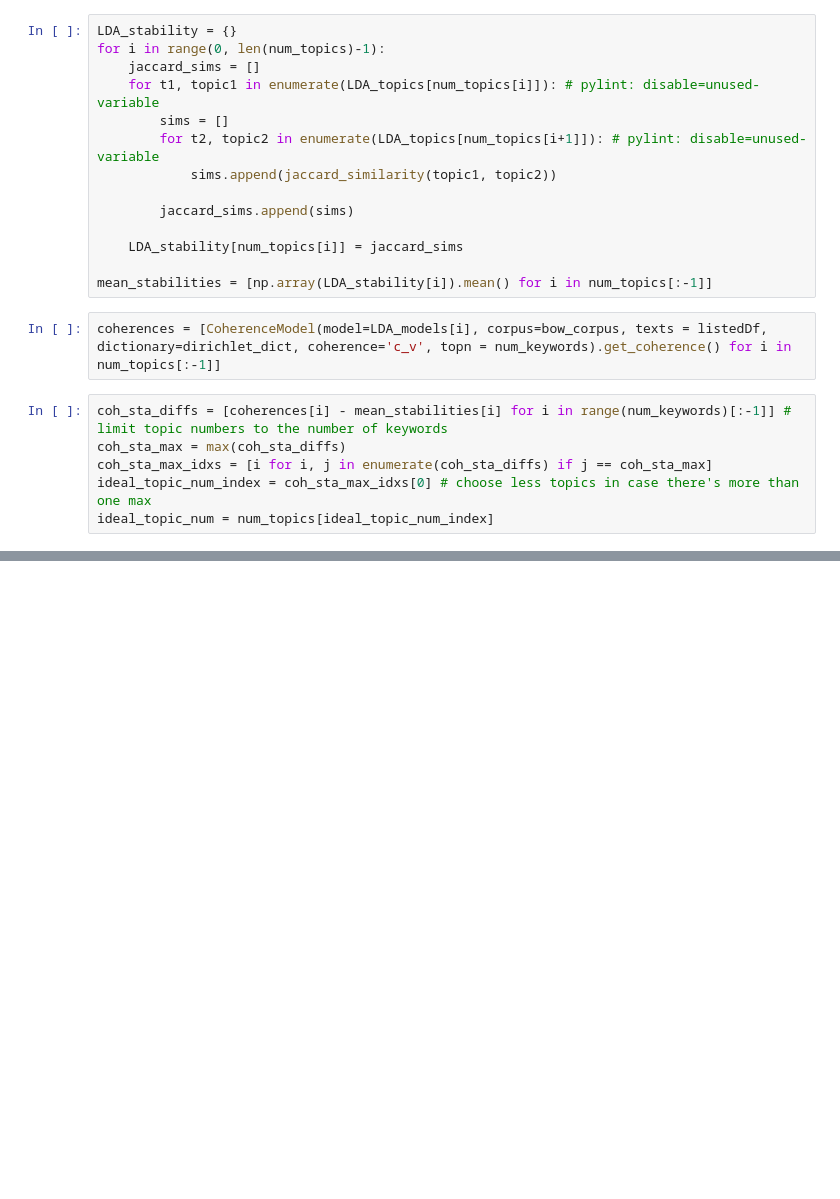
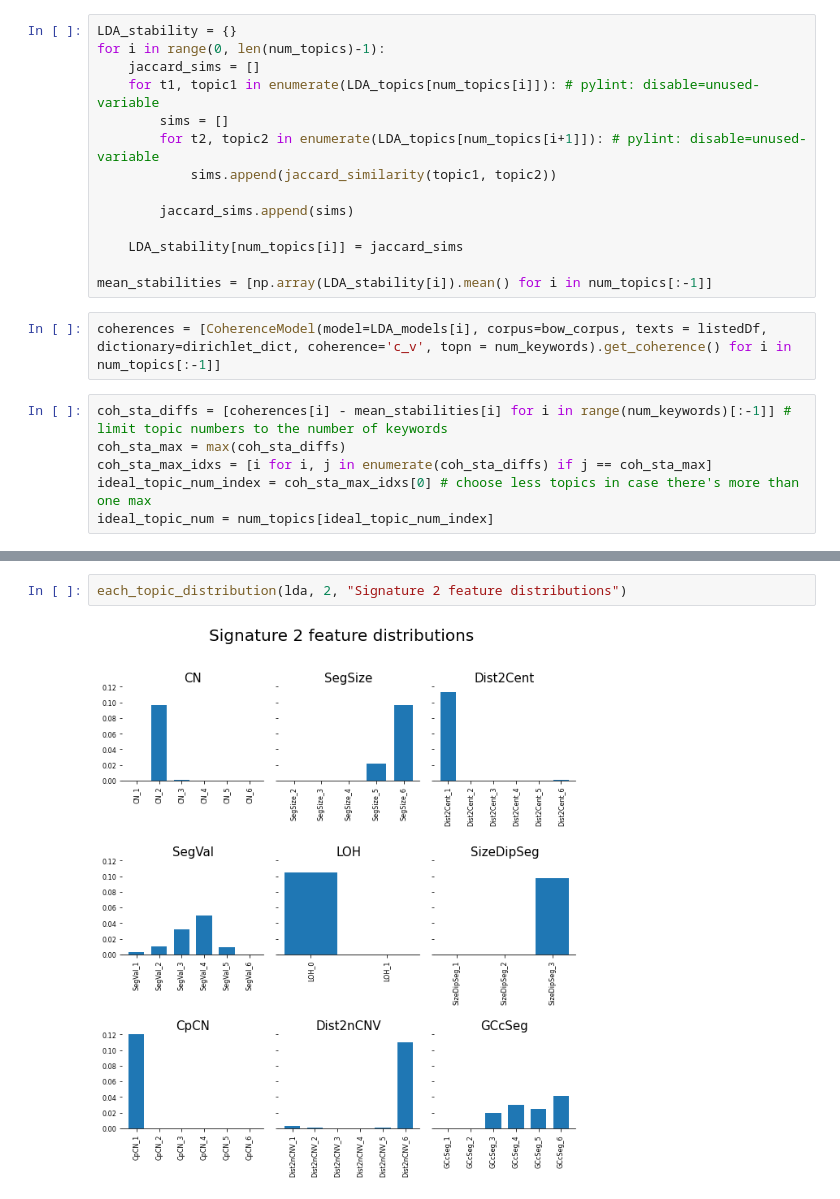
Before and after one commit to janneah/cns, a Jupyter notebook: notebooks/gensimLDA.ipynb, the cells around one changed output, grey strips where cells are left out. Saved outputs shown, nothing was run; the diff lists cells and outputs as text; blank space fills up the shorter version.

```diff
--- a/notebooks/gensimLDA.ipynb
+++ b/notebooks/gensimLDA.ipynb
@@ -176,0 +207,4 @@ plt.show()
+# %%
+each_topic_distribution(lda, 2, "Signature 2 feature distributions")
+# %% [output]
+[figure, added]
```
Also changed, not shown: parts of 18 cells of this notebook.
